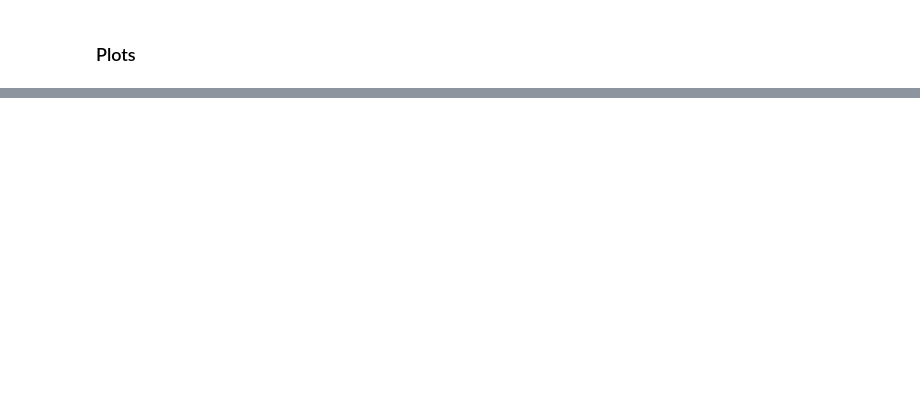
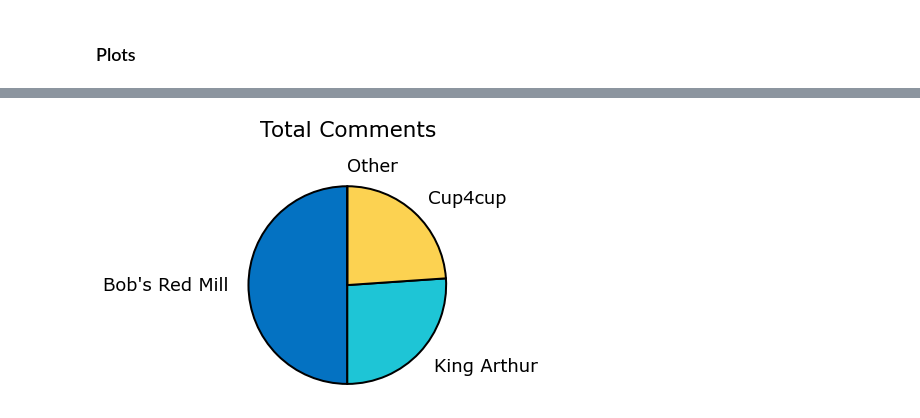
Before and after one commit to kkeller88/product-meta-analysis, a Jupyter notebook: notebooks/reddit-comments-general.ipynb, the cells around one changed output, grey strips where cells are left out. Cells and saved outputs as stored; diff of their text form; code cells hidden in the pictures; blank space fills up the shorter version.

```diff
--- a/notebooks/reddit-comments-general.ipynb
+++ b/notebooks/reddit-comments-general.ipynb
@@ -207,0 +65,4 @@ create_bar_chart(votes)
+# %%
+p.create_pie_chart(brand_summary, column='Total Comments')
+# %% [output]
+[figure, added]
```
Also changed, not shown: parts of 19 cells of this notebook, 5 other files.
